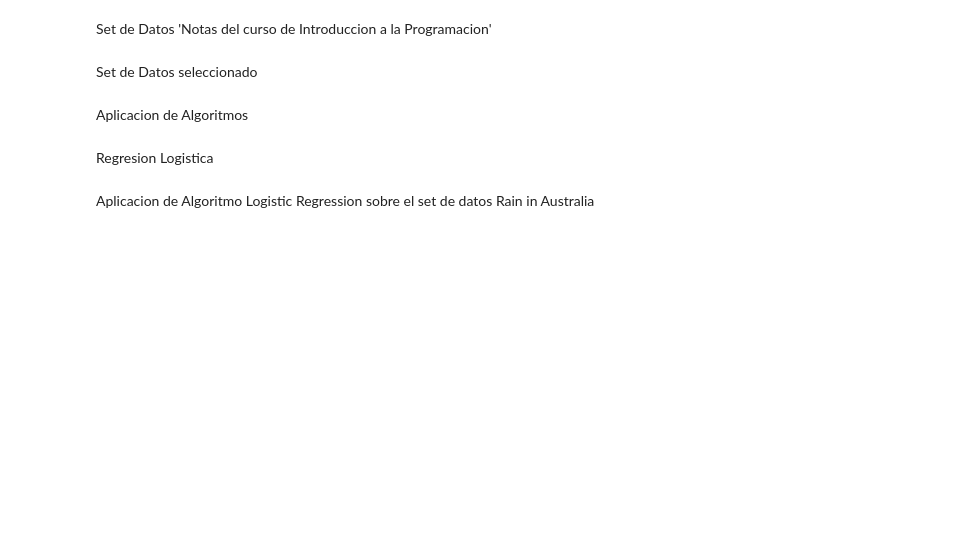
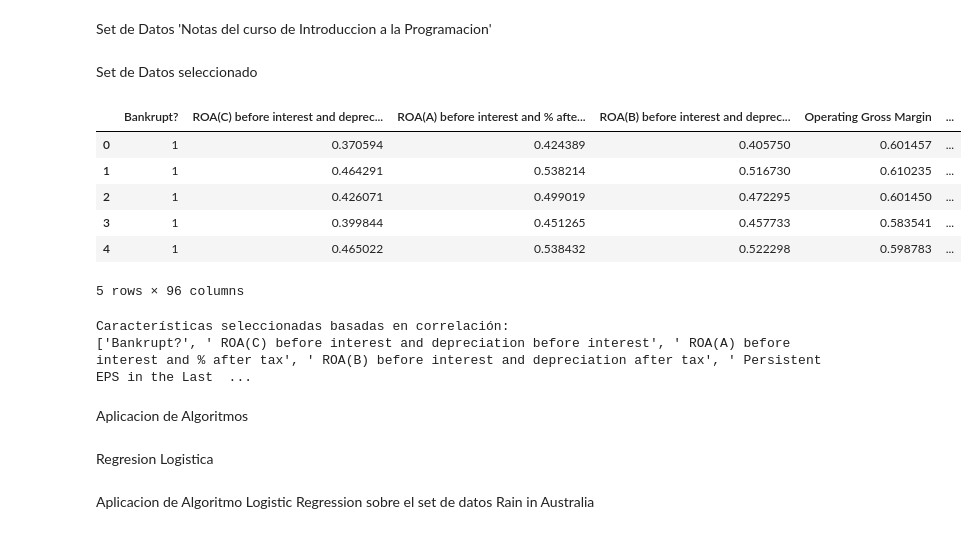
Before and after one commit to Heineken97/ReconocimientoPatrones-Proyecto1, a Jupyter notebook: AlgoritmosAprendizajeSupervisado.ipynb, the cells around one changed output. Saved outputs shown, nothing was run; the diff lists cells and outputs as text; code cells hidden in the pictures; blank space fills up the shorter version.

```diff
--- a/AlgoritmosAprendizajeSupervisado.ipynb
+++ b/AlgoritmosAprendizajeSupervisado.ipynb
@@ -87,16 +96,32 @@ X_test__notesDataset = scaler.transform(X_test_notesDataset)
 # %% [markdown]
 Set de Datos seleccionado
 # %%
-df = pd.read_csv("SetDatos/csv")
+df = pd.read_csv("SetDatos/dataBankruptcy.csv")
 df.head()
+# %% [output]
+|  | Bankrupt? | ROA(C) before interest and deprec... | ROA(A) before interest and % afte... | ROA(B) before interest and deprec... | Operating Gross Margin | ... |
+| 0 | 1 | 0.370594 | 0.424389 | 0.405750 | 0.601457 | ... |
+| 1 | 1 | 0.464291 | 0.538214 | 0.516730 | 0.610235 | ... |
+| 2 | 1 | 0.426071 | 0.499019 | 0.472295 | 0.601450 | ... |
+| 3 | 1 | 0.399844 | 0.451265 | 0.457733 | 0.583541 | ... |
+| 4 | 1 | 0.465022 | 0.538432 | 0.522298 | 0.598783 | ... |
+5 rows × 96 columns
 # %%
-features = ['Caracteristica1', 'Caracteristica2', 'Caracteristica3', 'Caracteristica4']
+correlation_matrix = df.corr()
+correlation_threshold = 0.2
+significant_features = correlation_matrix['Bankrupt?'][abs(correlation_matrix['Bankrupt?']) > correlation_threshold]
+features = significant_features.index.tolist()
+print("Características seleccionadas basadas en correlación:")
+print(features)
 X = df[features]
-y = df.Outcome;
+y = df['Bankrupt?']
 X_train_selectedDataset, X_test_selectedDataset, y_train_selectedDataset, y_test_selectedDataset = train_test_split(X, y, test_size=0.15, random_state=45)
 scaler = MinMaxScaler()
-X_train_selectedDataset = scaler.fit_transform(X_train_notesDataset)
+X_train_selectedDataset = scaler.fit_transform(X_train_selectedDataset)
 X_test_selectedDataset = scaler.transform(X_test_selectedDataset)
+# %% [output]
+Características seleccionadas basadas en correlación:
+['Bankrupt?', ' ROA(C) before interest and depreciation before interest', ' ROA(A) before interest and % after tax', ' ROA(B) before interest and depreciation after tax', ' Persistent EPS in the Last  ...
 # %% [markdown]
 Aplicacion de Algoritmos
 # %% [markdown]
```
Also changed, not shown: parts of 18 cells of this notebook.
